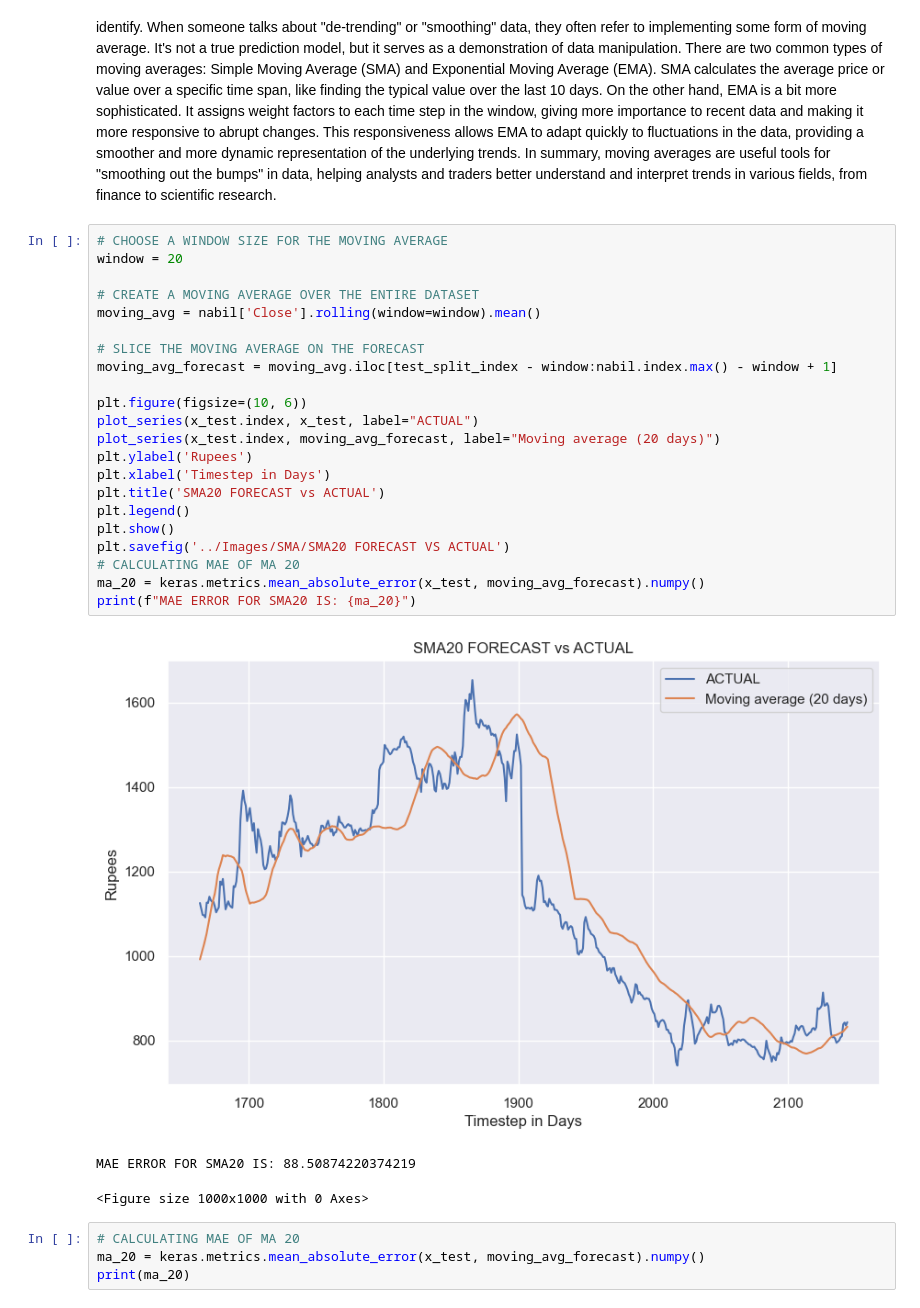
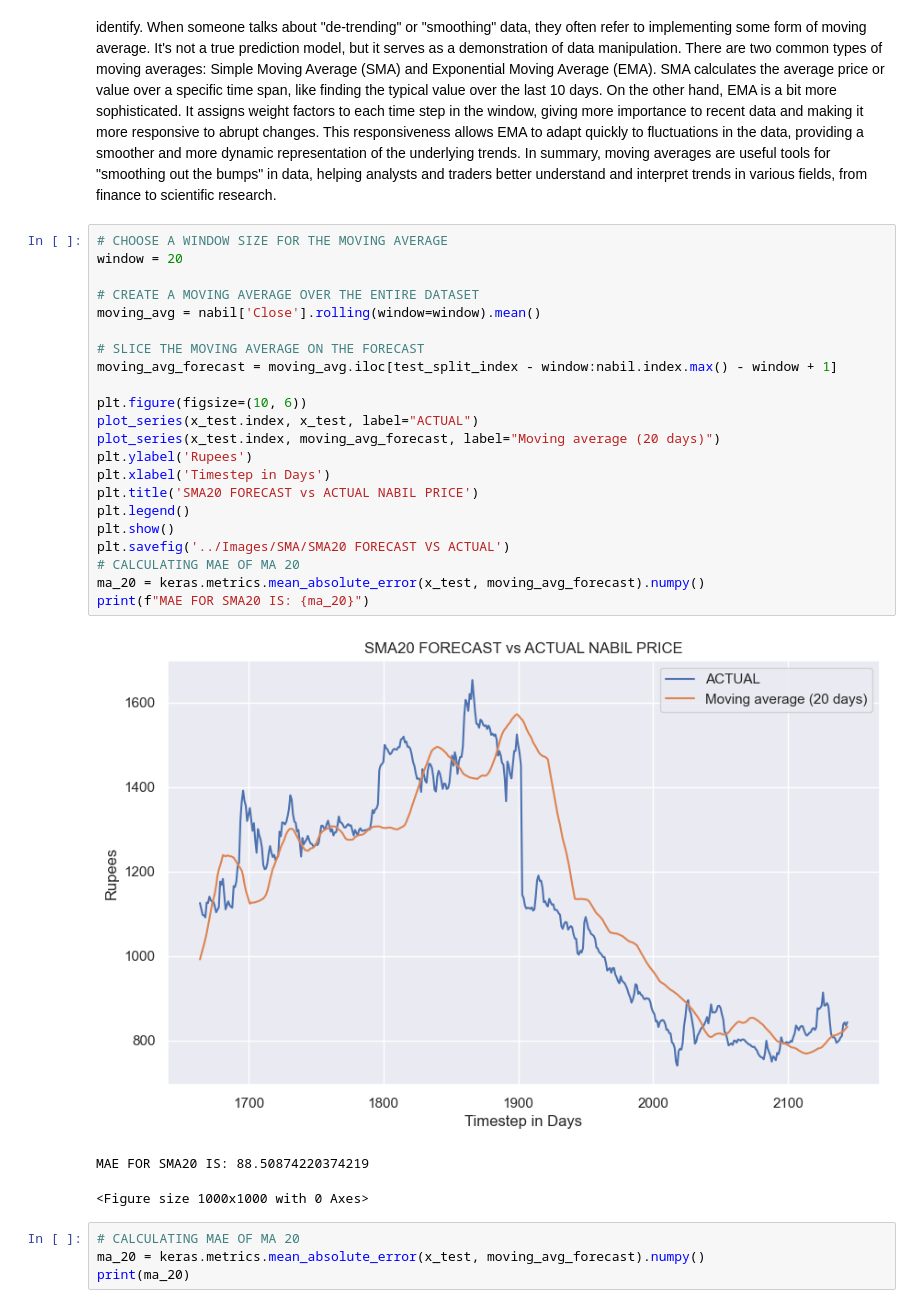
Before and after one commit to iambijayyy/PredictIt, a Jupyter notebook: Comparative Analysis/Notebooks/2. SMA_Models.ipynb, the cells around one changed output. Cells and saved outputs as stored; diff of their text form.

```diff
--- a/Comparative Analysis/Notebooks/2. SMA_Models.ipynb
+++ b/Comparative Analysis/Notebooks/2. SMA_Models.ipynb
@@ -86,28 +86,28 @@ Moving Averages are valuable tools used to smooth out data and remove its short-
 # %%
 # CHOOSE A WINDOW SIZE FOR THE MOVING AVERAGE
 window = 20
 
 # CREATE A MOVING AVERAGE OVER THE ENTIRE DATASET
 moving_avg = nabil['Close'].rolling(window=window).mean()
 
 # SLICE THE MOVING AVERAGE ON THE FORECAST
 moving_avg_forecast = moving_avg.iloc[test_split_index - window:nabil.index.max() - window + 1]
 
 plt.figure(figsize=(10, 6))
 plot_series(x_test.index, x_test, label="ACTUAL")
 plot_series(x_test.index, moving_avg_forecast, label="Moving average (20 days)")
 plt.ylabel('Rupees')
 plt.xlabel('Timestep in Days')
-plt.title('SMA20 FORECAST vs ACTUAL')
+plt.title('SMA20 FORECAST vs ACTUAL NABIL PRICE')
 plt.legend()
 plt.show()
 plt.savefig('../Images/SMA/SMA20 FORECAST VS ACTUAL')
 # CALCULATING MAE OF MA 20
 ma_20 = keras.metrics.mean_absolute_error(x_test, moving_avg_forecast).numpy()
-print(f"MAE ERROR FOR SMA20 IS: {ma_20}")
+print(f"MAE FOR SMA20 IS: {ma_20}")
 # %% [output]
-[figure, old version]
+[figure, new version]
-MAE ERROR FOR SMA20 IS: 88.50874220374219
+MAE FOR SMA20 IS: 88.50874220374219
 <Figure size 1000x1000 with 0 Axes>
 # %%
 # CALCULATING MAE OF MA 20
```
Also changed, not shown: parts of 1 cell of this notebook, 25 other files.
